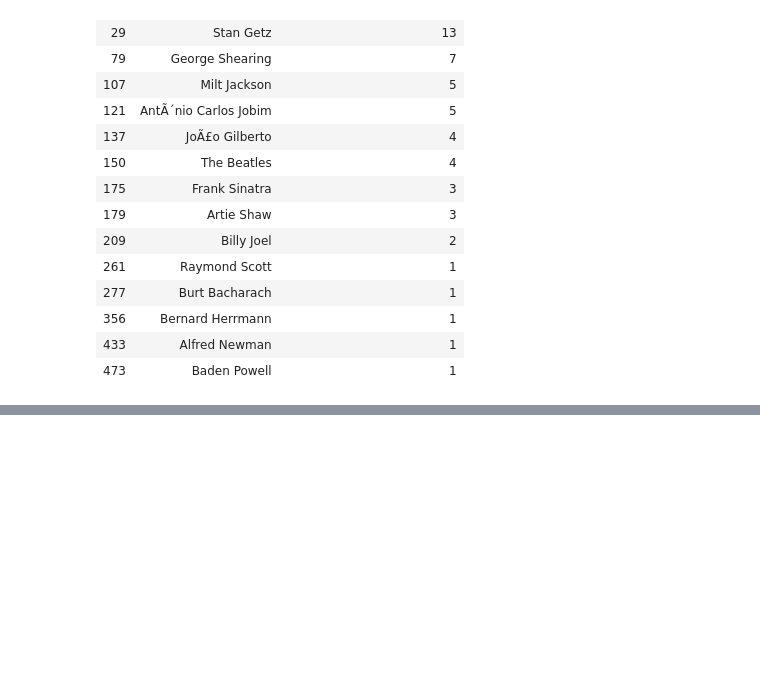
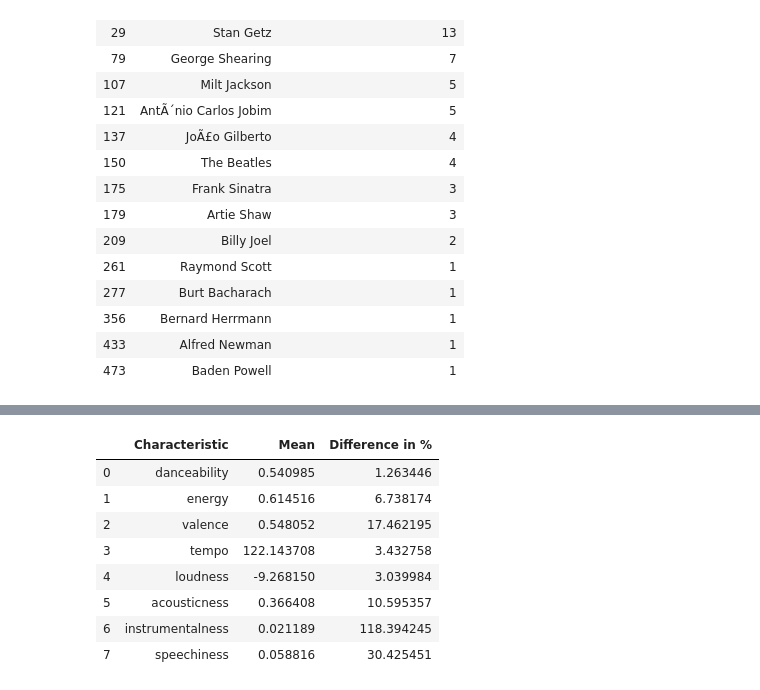
Before and after one commit to Wichaelian/ICM-2021, a Jupyter notebook: 2021_ICM_Problem_D_Data/Problem D.ipynb, the cells around one changed output, grey strips where cells are left out. Saved outputs shown, nothing was run; the diff lists cells and outputs as text; code cells hidden in the pictures; blank space fills up the shorter version.

```diff
--- a/2021_ICM_Problem_D_Data/Problem D.ipynb
+++ b/2021_ICM_Problem_D_Data/Problem D.ipynb
@@ -550,0 +528,12 @@ MD
+# %%
+diffGen('Billy Joel')
+# %% [output]
+|  | Characteristic | Mean | Difference in % |
+| 0 | danceability | 0.540985 | 1.263446 |
+| 1 | energy | 0.614516 | 6.738174 |
+| 2 | valence | 0.548052 | 17.462195 |
+| 3 | tempo | 122.143708 | 3.432758 |
+| 4 | loudness | -9.268150 | 3.039984 |
+| 5 | acousticness | 0.366408 | 10.595357 |
+| 6 | instrumentalness | 0.021189 | 118.394245 |
+| 7 | speechiness | 0.058816 | 30.425451 |
```
Also changed, not shown: parts of 5 cells of this notebook.
